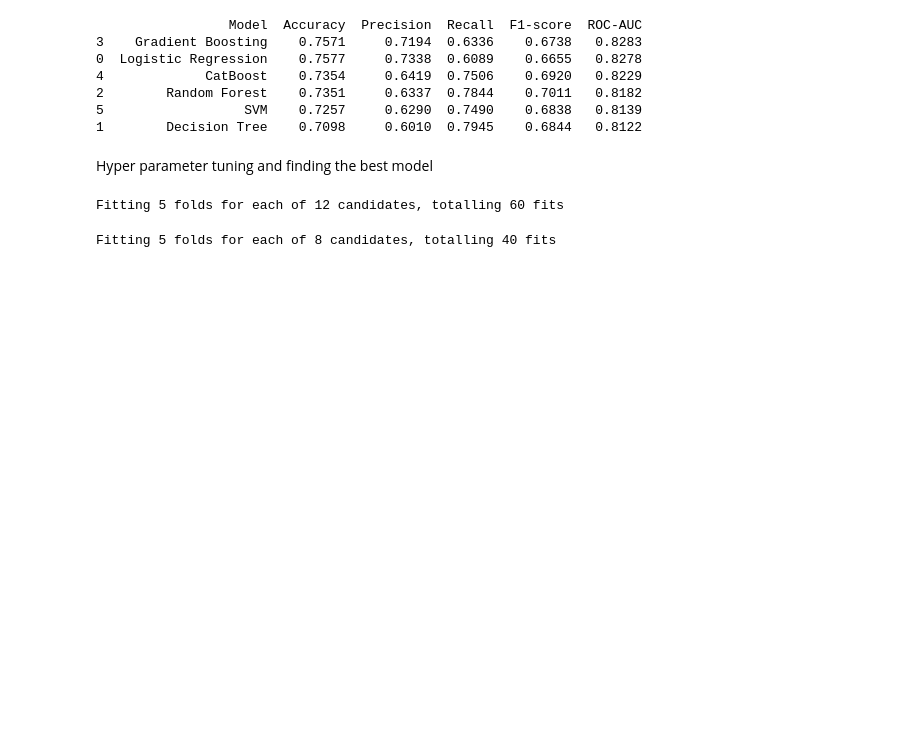
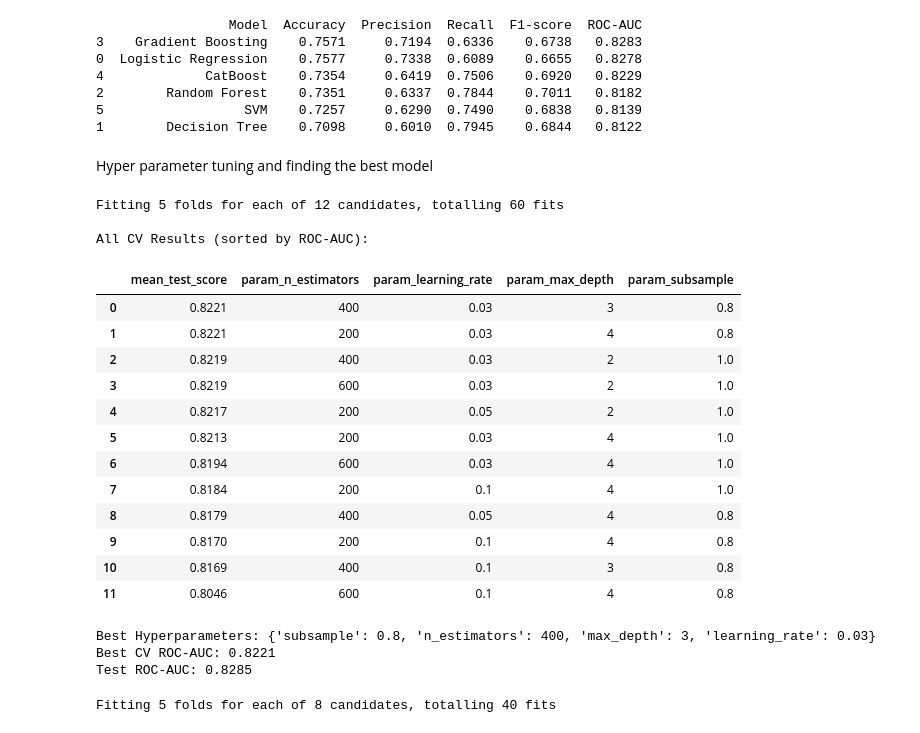
Before and after one commit to awn20222469/w1998467_FYP_MI_prediction, a Jupyter notebook: w1998467_Main.ipynb, the cells around one changed output. Cells and saved outputs as stored; diff of their text form; code cells hidden in the pictures; blank space fills up the shorter version.

Commit message:
Update w1998467_Main.ipynb
Before changing/adding new variables for readmission risk prediction

```diff
--- a/w1998467_Main.ipynb
+++ b/w1998467_Main.ipynb
@@ -37,16 +37,6 @@ services = pd.read_csv("services.csv/services.csv")
 
 print(services.head())
 print(services.shape)
-
-#merging curr_service into main dataframe
-df = df.merge(
-    services,
-    on=["subject_id", "hadm_id"],
-    how="left"
-)
-
-print(df.head())
-print("Missing curr_service:", df["curr_service"].isna().sum())
 # %% [output]
    subject_id   hadm_id         transfertime prev_service curr_service
 0    10000032  22595853  2180-05-06 22:24:57          NaN          MED
@@ -896,34 +876,52 @@ gb_search = RandomizedSearchCV(
     random_state=42,
     verbose=1
 )
 
 #tuning on train data
 gb_search.fit(X_train_enc, (y_train_los == "≥ 7 days").astype(int))
 
 #sort and check
 results_df = pd.DataFrame(gb_search.cv_results_)
 
 summary = results_df[["mean_test_score","param_n_estimators","param_learning_rate","param_max_depth","param_subsample"
 ]].sort_values(by="mean_test_score", ascending=False)
 
 summary["mean_test_score"] = summary["mean_test_score"].round(4)
 summary.reset_index(drop=True, inplace=True)
 
 print("\nAll CV Results (sorted by ROC-AUC):")
 display(summary)
 
 #best model
 best_gb = gb_search.best_estimator_
 
 #evaluation on test set
 y_prob_test = best_gb.predict_proba(X_test_enc)[:, 1]
-test_auc = roc_auc_score(y_test_bin, y_prob_test)
+test_auc = roc_auc_score((y_test_los == "≥ 7 days").astype(int), y_prob_test)
 
 print("\nBest Hyperparameters:", gb_search.best_params_)
 print("Best CV ROC-AUC:", round(gb_search.best_score_, 4))
 print("Test ROC-AUC:", round(test_auc, 4))
 # %% [output]
 Fitting 5 folds for each of 12 candidates, totalling 60 fits
+
+All CV Results (sorted by ROC-AUC):
+|  | mean_test_score | param_n_estimators | param_learning_rate | param_max_depth | param_subsample |
+| 0 | 0.8221 | 400 | 0.03 | 3 | 0.8 |
+| 1 | 0.8221 | 200 | 0.03 | 4 | 0.8 |
+| 2 | 0.8219 | 400 | 0.03 | 2 | 1.0 |
+| 3 | 0.8219 | 600 | 0.03 | 2 | 1.0 |
+| 4 | 0.8217 | 200 | 0.05 | 2 | 1.0 |
+| 5 | 0.8213 | 200 | 0.03 | 4 | 1.0 |
+| 6 | 0.8194 | 600 | 0.03 | 4 | 1.0 |
+| 7 | 0.8184 | 200 | 0.1 | 4 | 1.0 |
+| 8 | 0.8179 | 400 | 0.05 | 4 | 0.8 |
+| 9 | 0.8170 | 200 | 0.1 | 4 | 0.8 |
+| 10 | 0.8169 | 400 | 0.1 | 3 | 0.8 |
+| 11 | 0.8046 | 600 | 0.1 | 4 | 0.8 |
+Best Hyperparameters: {'subsample': 0.8, 'n_estimators': 400, 'max_depth': 3, 'learning_rate': 0.03}
+Best CV ROC-AUC: 0.8221
+Test ROC-AUC: 0.8285
 # %%
 # --- Logistic Regression CV Tuning (LOS) ---
 
```
Also changed, not shown: parts of 10 cells of this notebook.
